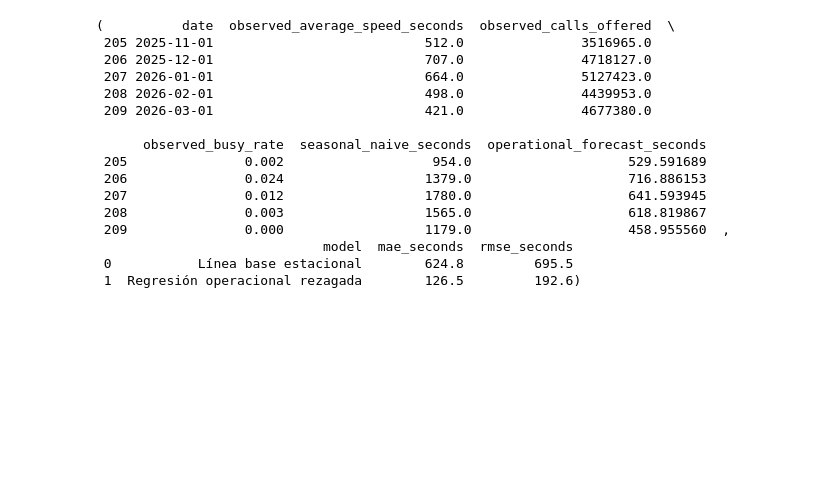
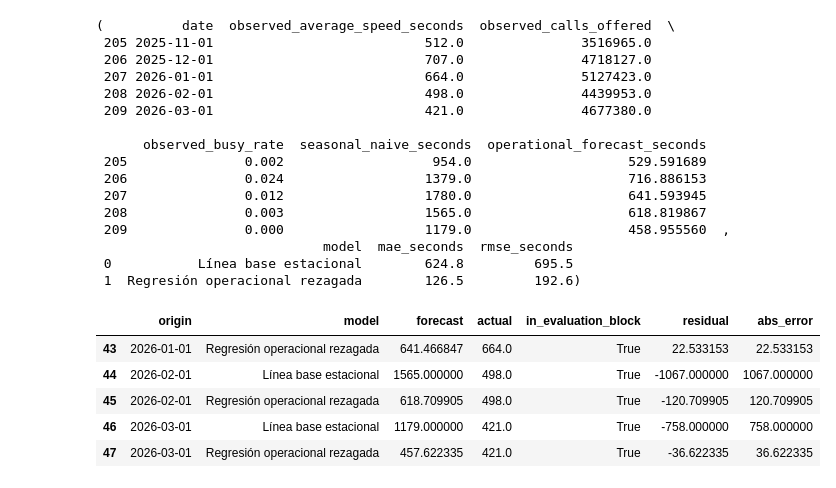
Before and after one commit to jdvelasq/classroom-vibecoding, a Jupyter notebook: implementation/predictiva/P211_pronostico_congestion_servicio/professor/notebook.ipynb, the cells around one changed output. Drawn from its saved outputs; the diff is of its cells as text; code cells hidden in the pictures; blank space fills up the shorter version.

```diff
--- a/implementation/predictiva/P211_pronostico_congestion_servicio/professor/notebook.ipynb
+++ b/implementation/predictiva/P211_pronostico_congestion_servicio/professor/notebook.ipynb
@@ -293,3 +293,62 @@ forecast.tail(), metrics
                              model  mae_seconds  rmse_seconds
  0           Línea base estacional        624.8         695.5
  1  Regresión operacional rezagada        126.5         192.6)
+# %%
+# ¿La ventaja de la regresión operacional sobre la línea base es estable, o depende de dónde cayó el único corte de evaluación?
+
+from sklearn.model_selection import TimeSeriesSplit
+
+
+def build_operational_pipeline():
+    return Pipeline([
+        ("preprocessor", ColumnTransformer(
+            transformers=[
+                ("numeric", StandardScaler(), numeric_features),
+                ("month", OneHotEncoder(handle_unknown="ignore"), ["month"]),
+            ]
+        )),
+        ("regression", Ridge(alpha=5.0)),
+    ])
+
+
+n_rolling_origins = 24
+rolling_splitter = TimeSeriesSplit(n_splits=n_rolling_origins, test_size=1)
+evaluation_dates = set(evaluation["date"])
+
+rolling_rows = []
+for train_positions, test_position in rolling_splitter.split(model_data):
+    origin_training = model_data.iloc[train_positions]
+    origin_row = model_data.iloc[test_position]
+    origin_date = origin_row["date"].iloc[0]
+    actual_value = origin_row[target].iloc[0]
+
+    origin_model = build_operational_pipeline()
+    origin_model.fit(origin_training[features], origin_training[target])
+    operational_forecast = origin_model.predict(origin_row[features])[0]
+    seasonal_forecast = seasonal_naive(origin_date)
+
+    for model_name, forecast_value in [
+        ("Línea base estacional", seasonal_forecast),
+        ("Regresión operacional rezagada", operational_forecast),
+    ]:
+        rolling_rows.append({
+            "origin": origin_date,
+            "model": model_name,
+            "forecast": forecast_value,
+            "actual": actual_value,
+            "in_evaluation_block": origin_date in evaluation_dates,
+        })
+
+rolling_origin_errors = pd.DataFrame(rolling_rows)
+rolling_origin_errors["residual"] = (
+    rolling_origin_errors["actual"] - rolling_origin_errors["forecast"]
+)
+rolling_origin_errors["abs_error"] = rolling_origin_errors["residual"].abs()
+rolling_origin_errors.tail()
+# %% [output]
+|  | origin | model | forecast | actual | in_evaluation_block | residual | abs_error |
+| 43 | 2026-01-01 | Regresión operacional rezagada | 641.466847 | 664.0 | True | 22.533153 | 22.533153 |
+| 44 | 2026-02-01 | Línea base estacional | 1565.000000 | 498.0 | True | -1067.000000 | 1067.000000 |
+| 45 | 2026-02-01 | Regresión operacional rezagada | 618.709905 | 498.0 | True | -120.709905 | 120.709905 |
+| 46 | 2026-03-01 | Línea base estacional | 1179.000000 | 421.0 | True | -758.000000 | 758.000000 |
+| 47 | 2026-03-01 | Regresión operacional rezagada | 457.622335 | 421.0 | True | -36.622335 | 36.622335 |
```
Also changed, not shown: parts of 6 cells of this notebook, 7 other files.
